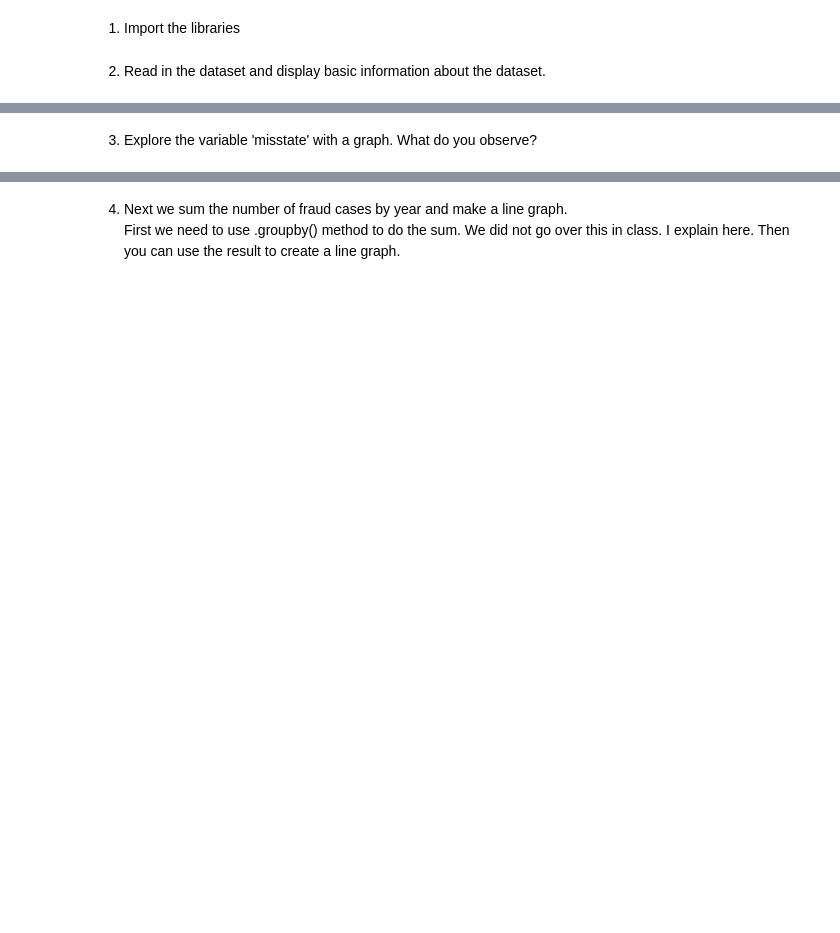
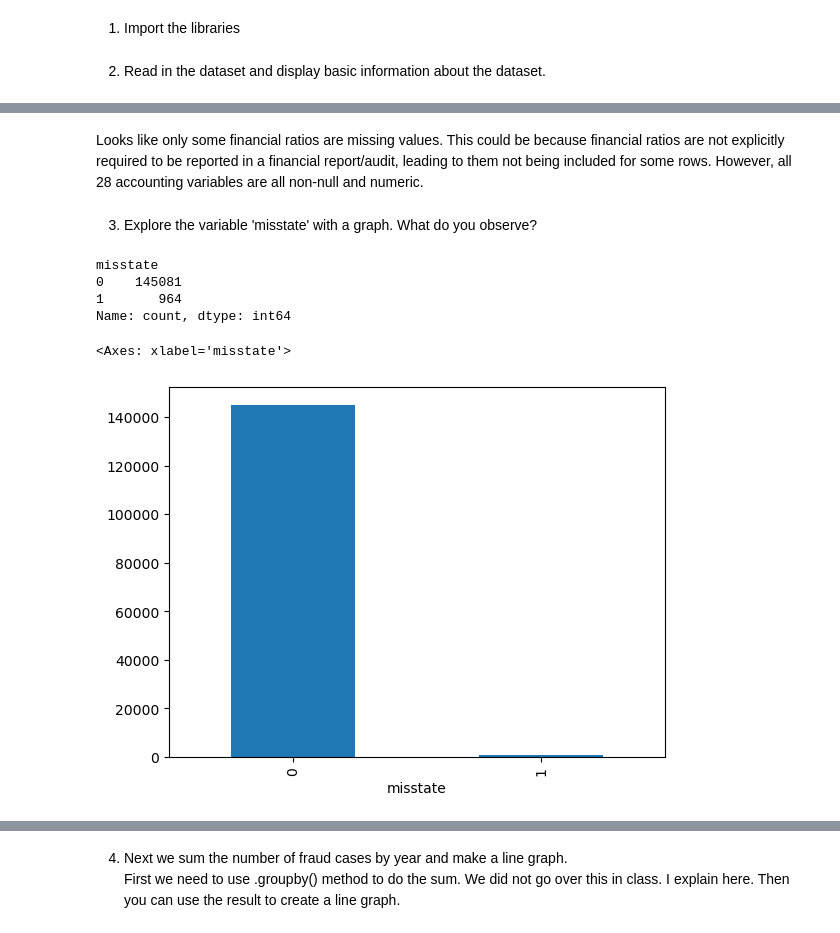
Before and after one commit to emilyneaville/DSCI-5240, a Jupyter notebook: Assignment 3/DSCI5240 Assignment 3-Logistic Regression.ipynb, the cells around one changed output, grey strips where cells are left out. Drawn from its saved outputs; the diff is of its cells as text; code cells hidden in the pictures; blank space fills up the shorter version.

Commit message:
Loaded dataset and started exploratory analysis

```diff
--- a/Assignment 3/DSCI5240 Assignment 3-Logistic Regression.ipynb
+++ b/Assignment 3/DSCI5240 Assignment 3-Logistic Regression.ipynb
@@ -18,2 +69,5 @@ You may find the description of variables in the Word document.
 # %% [markdown]
 2. Read in the dataset and display basic information about the dataset.
+# %%
+# Loading in the dataset
+accounting_df = pd.read_csv('Datasets/AccountingFraud.csv')
@@ -20,2 +129,17 @@ You may find the description of variables in the Word document.
+# %% [markdown]
+Looks like only some financial ratios are missing values. This could be because financial ratios are not explicitly required to be reported in a financial report/audit, leading to them not being included for some rows. However, all 28 accounting variables are all non-null and numeric.
 # %% [markdown]
 3. Explore the variable 'misstate' with a graph. What do you observe?
+# %%
+accounting_df['misstate'].value_counts()
+# %% [output]
+misstate
+0    145081
+1       964
+Name: count, dtype: int64
+# %%
+# Exploring frequency
+accounting_df['misstate'].value_counts().plot(kind= 'bar')
+# %% [output]
+<Axes: xlabel='misstate'>
+[figure, added]
```
Also changed, not shown: parts of 7 cells of this notebook.
